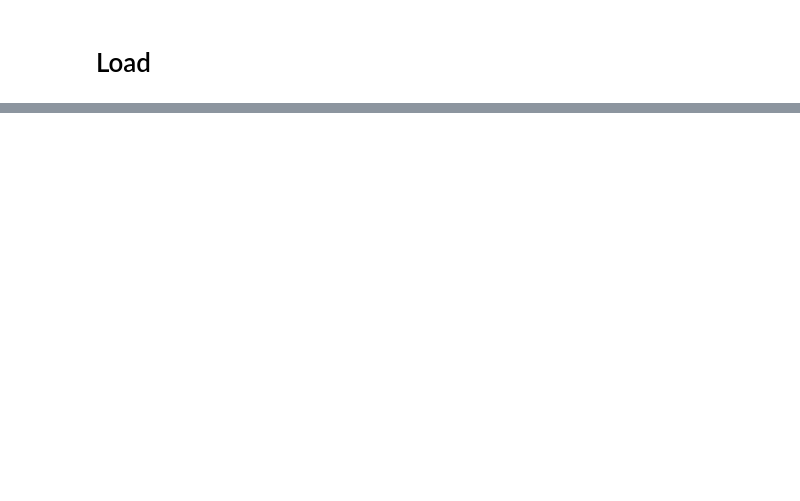
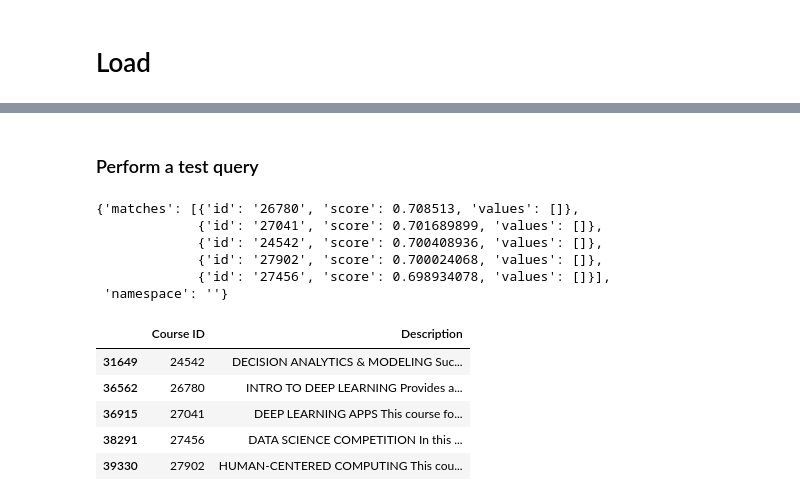
Before and after one commit to Duke-CREATE/course-data-eda, a Jupyter notebook: data-pipeline.ipynb, the cells around one changed output, grey strips where cells are left out. Drawn from its saved outputs; the diff is of its cells as text; code cells hidden in the pictures; blank space fills up the shorter version.

Commit message:
loaded and tested vector database

```diff
--- a/data-pipeline.ipynb
+++ b/data-pipeline.ipynb
@@ -74,0 +88,16 @@ The Engineering Management Practicum provides a real life view of various challe
+# %%
+# Load into pinecone vector database
+load_dotenv()
+pinecone_api_key = os.getenv('PINECONE_API_KEY')
+environment = 'gcp-starter'
+
+pinecone.init(api_key=pinecone_api_key, environment=environment)
+
+# Check if the index exists, and if not, create one
+index_name = "duke-course-desc"
+if index_name not in pinecone.list_indexes():
+    print("Index not found in Pinecone. Creating the index:", index_name)
+    pinecone.create_index(index_name, dimension=768, metric="cosine")
+
+# Connect to the index
+index = pinecone.Index(index_name)
@@ -74,0 +155,40 @@ The Engineering Management Practicum provides a real life view of various challe
+# %% [markdown]
+### Perform a test query
+# %%
+# Tokenize the query
+query = "classes that teach about machine learning"
+inputs = tokenizer(query, return_tensors="pt")
+
+# Get the embeddings
+with torch.no_grad():
+    outputs = model(**inputs)
+
+# Use mean pooling to get a single vector (assuming using mean pooling for your data)
+query_embedding = outputs.last_hidden_state.mean(dim=1).numpy()
+
+# Query the index
+query_results = index.query(vector=[query_embedding.tolist()[0]], top_k=5)
+
+print(query_results)
+# %% [output]
+{'matches': [{'id': '26780', 'score': 0.708513, 'values': []},
+             {'id': '27041', 'score': 0.701689899, 'values': []},
+             {'id': '24542', 'score': 0.700408936, 'values': []},
+             {'id': '27902', 'score': 0.700024068, 'values': []},
+             {'id': '27456', 'score': 0.698934078, 'values': []}],
+ 'namespace': ''}
+# %%
+# Fetch the course IDs from the query results
+course_ids = [result['id'] for result in query_results['matches']]
+course_ids = np.array(course_ids)
+course_ids = course_ids.astype(np.int64)
+
+# find course_ids description in df
+df[df['Course ID'].isin(course_ids)]
+# %% [output]
+|  | Course ID | Description |
+| 31649 | 24542 | DECISION ANALYTICS & MODELING Suc... |
+| 36562 | 26780 | INTRO TO DEEP LEARNING Provides a... |
+| 36915 | 27041 | DEEP LEARNING APPS This course fo... |
+| 38291 | 27456 | DATA SCIENCE COMPETITION In this ... |
+| 39330 | 27902 | HUMAN-CENTERED COMPUTING This cou... |
```
Also changed, not shown: parts of 22 cells of this notebook, 5 other files.
